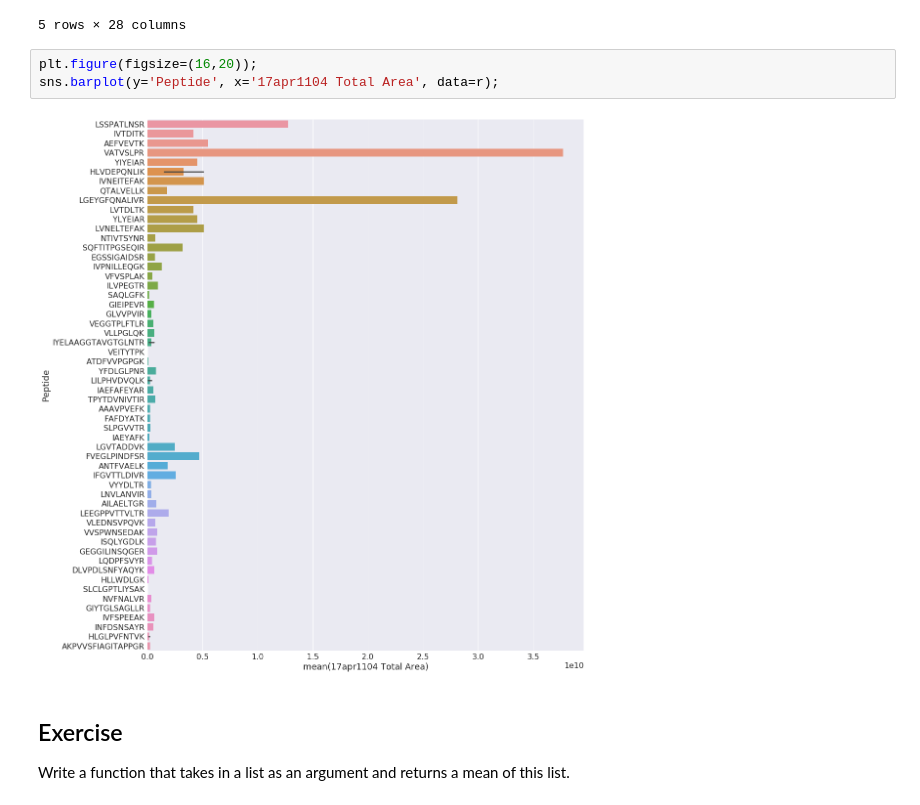
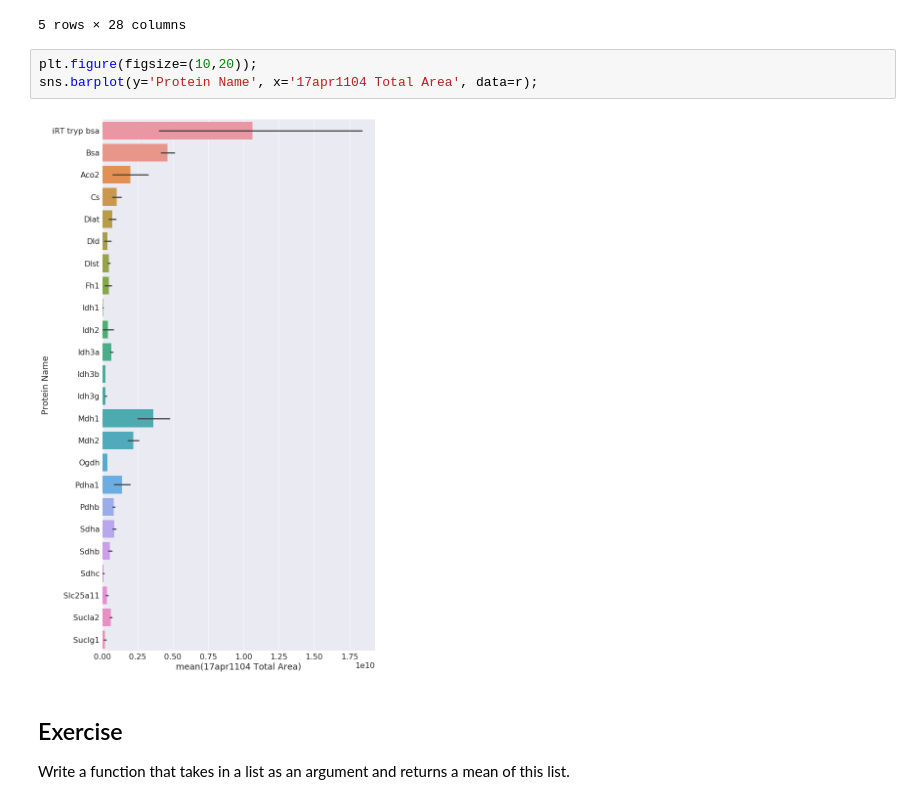
Before and after one commit to aperz/proteomics, a Jupyter notebook: proteomics.ipynb, the cells around one changed output. Saved outputs shown, nothing was run; the diff lists cells and outputs as text.

Commit message:
added a protein barplot [2]

```diff
--- a/proteomics.ipynb
+++ b/proteomics.ipynb
@@ -255,10 +255,10 @@ r.merge(means, how='inner', left_on='Protein Name', right_index=True,
 | 4 | iRT tryp bsa | YIYEIAR | 4523052544 | 4243548672 | 4516216320 | ... |
 5 rows × 28 columns
 # %%
-plt.figure(figsize=(16,20));
-sns.barplot(y='Peptide', x='17apr1104 Total Area', data=r);
+plt.figure(figsize=(10,20));
+sns.barplot(y='Protein Name', x='17apr1104 Total Area', data=r);
 # %% [output]
-[figure, old version]
+[figure, new version]
 # %% [markdown]
 ## Exercise
 Write a function that takes in a list as an argument and returns a mean of this list.
```
